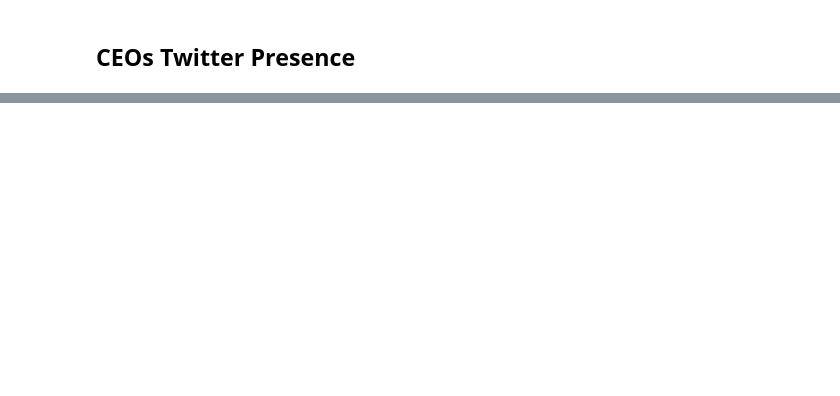
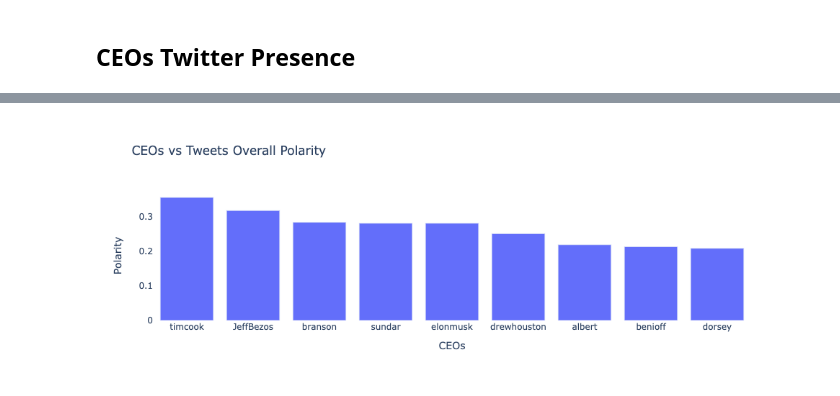
Before and after one commit to NB-01/twitter, a Jupyter notebook: CEOs_twitter_presence.ipynb, the cells around one changed output, grey strips where cells are left out. Drawn from its saved outputs; the diff is of its cells as text; code cells hidden in the pictures; blank space fills up the shorter version.

Commit message:
ceos on twitter

```diff
--- a/CEOs_twitter_presence.ipynb
+++ b/CEOs_twitter_presence.ipynb
@@ -33,0 +77,15 @@ timcook = ceo_df('timcook')
+# %%
+dfs_ceos_raw_plot = dfs_ceos_raw.groupby('ceo').count().reset_index()
+dfs_ceos_raw_plot = dfs_ceos_raw_plot.sort_values(by='full_text',ascending=False)
+dfs_ceos_polarity = dfs_ceos_polarity.sort_values(by='polarity',ascending=False)
+
+fig = make_subplots(rows=1, cols=2,
+                   subplot_titles=("Sample number of Tweets", "Tweets Overall Polarity"))
+fig.add_trace(go.Bar(x=dfs_ceos_raw_plot['ceo'], y=dfs_ceos_raw_plot['full_text']), row=1, col=1)
+
+fig.add_trace(go.Bar(x=dfs_ceos_polarity['ceo'], y=dfs_ceos_polarity['polarity']), row=1, col=2)
+fig.add_trace(go.Scatter(x=dfs_ceos_polarity['ceo'], y=dfs_ceos_polarity['polarity']), row=1, col=2)
+
+fig.update_layout(title_text="CEOs Activity on Twitter")
+
+fig.show()
@@ -48,0 +127,11 @@ timcook = ceo_df('timcook')
+# %%
+fig6 = go.Figure(data=[
+    go.Bar(x=dfs_ceos_polarity['ceo'], y=dfs_ceos_polarity['polarity']),
+],
+    layout_plot_bgcolor="white",
+    layout_title_text = "CEOs vs Tweets Overall Polarity",
+    layout_yaxis_title = "Polarity",
+    layout_xaxis_title = "CEOs")
+fig6.show()
+# %% [output]
+[figure, added]
```
Also changed, not shown: parts of 7 cells of this notebook.
